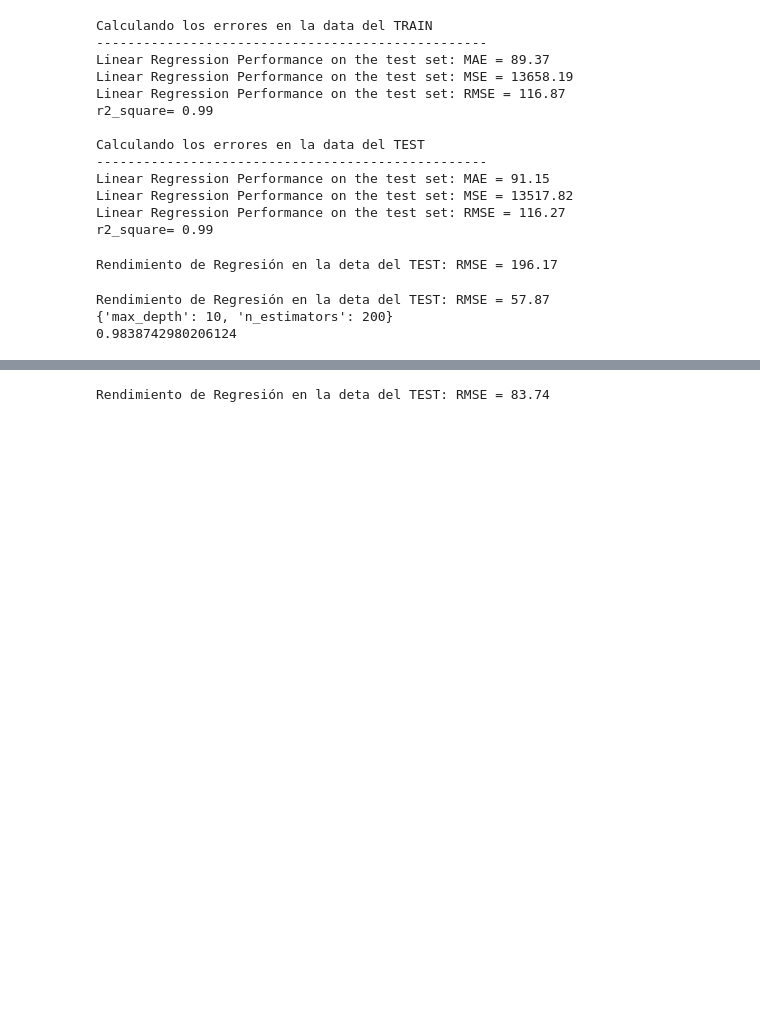
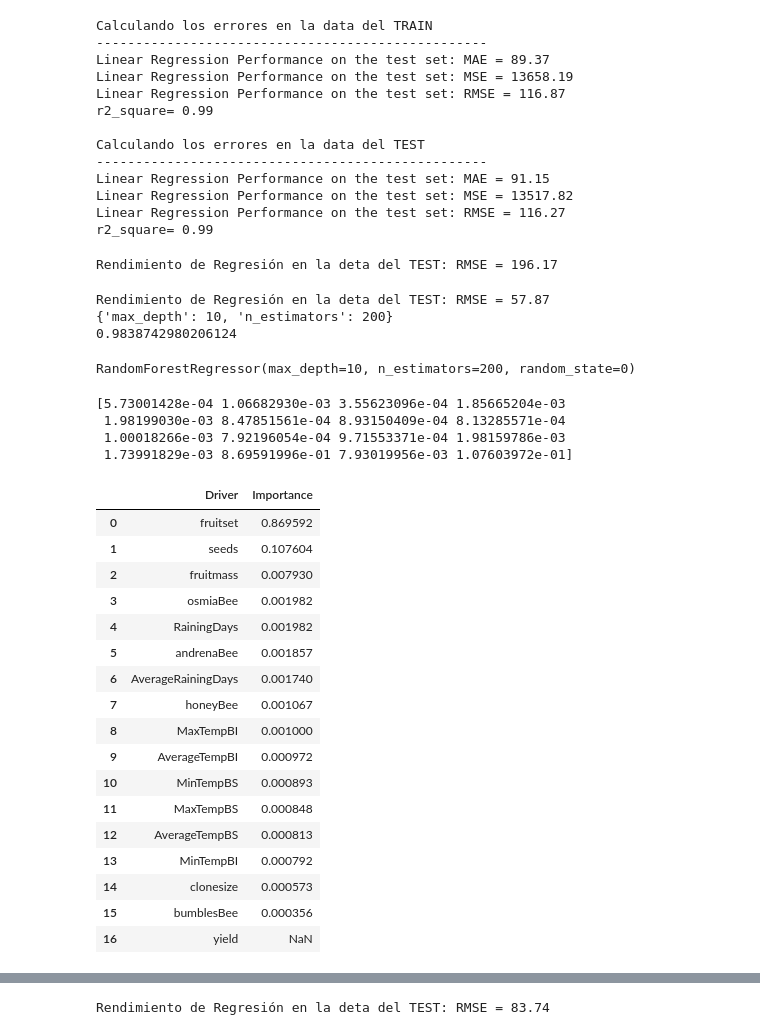
Before and after one commit to MayumyCH/blueberry_yield_prediction_with_python, a Jupyter notebook: Blueberry_prediction.ipynb, the cells around one changed output, grey strips where cells are left out. Drawn from its saved outputs; the diff is of its cells as text; code cells hidden in the pictures; blank space fills up the shorter version.

```diff
--- a/Blueberry_prediction.ipynb
+++ b/Blueberry_prediction.ipynb
@@ -483,3 +498,40 @@ print(random_forest_regresor.best_score_)
 Rendimiento de Regresión en la deta del TEST: RMSE = 57.87
 {'max_depth': 10, 'n_estimators': 200}
 0.9838742980206124
+# %%
+random_forest_regresor = RandomForestRegressor(random_state=0,n_estimators=200,max_depth=10)
+random_forest_regresor.fit(X_train, y_train)
+# random_forest_rmse = fit_and_evaluate(random_forest_regresor,True)
+# %% [output]
+RandomForestRegressor(max_depth=10, n_estimators=200, random_state=0)
+# %%
+print(random_forest_regresor.feature_importances_)
+# %% [output]
+[5.73001428e-04 1.06682930e-03 3.55623096e-04 1.85665204e-03
+ 1.98199030e-03 8.47851561e-04 8.93150409e-04 8.13285571e-04
+ 1.00018266e-03 7.92196054e-04 9.71553371e-04 1.98159786e-03
+ 1.73991829e-03 8.69591996e-01 7.93019956e-03 1.07603972e-01]
+# %%
+importances_table = pd.concat([pd.DataFrame({'Driver':list(df_blueberry.columns)}),
+                              pd.DataFrame({'Importance':list(random_forest_regresor.feature_importances_)})], axis = 1)
+importances_variables = importances_table[['Driver','Importance']].sort_values('Importance', ascending = False).reset_index(drop = True)
+importances_variables
+# %% [output]
+|  | Driver | Importance |
+| 0 | fruitset | 0.869592 |
+| 1 | seeds | 0.107604 |
+| 2 | fruitmass | 0.007930 |
+| 3 | osmiaBee | 0.001982 |
+| 4 | RainingDays | 0.001982 |
+| 5 | andrenaBee | 0.001857 |
+| 6 | AverageRainingDays | 0.001740 |
+| 7 | honeyBee | 0.001067 |
+| 8 | MaxTempBI | 0.001000 |
+| 9 | AverageTempBI | 0.000972 |
+| 10 | MinTempBS | 0.000893 |
+| 11 | MaxTempBS | 0.000848 |
+| 12 | AverageTempBS | 0.000813 |
+| 13 | MinTempBI | 0.000792 |
+| 14 | clonesize | 0.000573 |
+| 15 | bumblesBee | 0.000356 |
+| 16 | yield | NaN |
```
Also changed, not shown: parts of 21 cells of this notebook.
